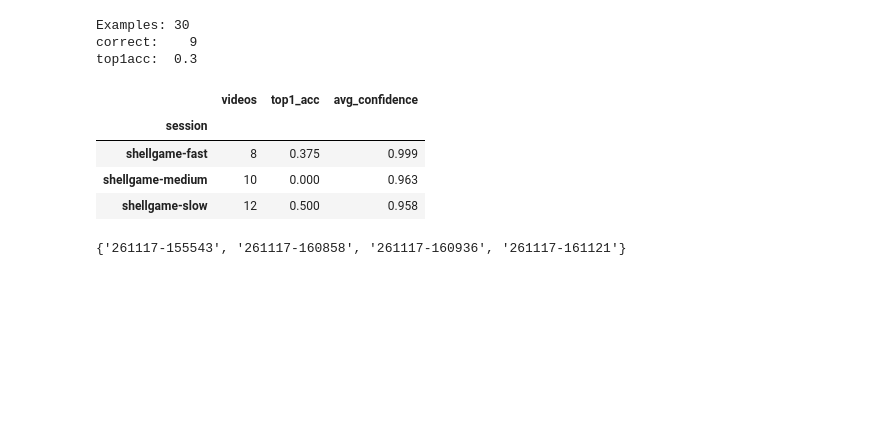
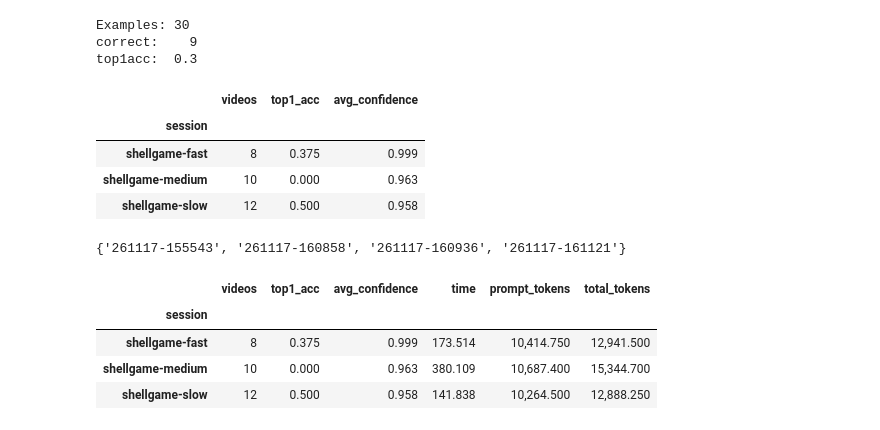
Before and after one commit to hamzasiddiqui10/vgd, a Jupyter notebook: experiment_vlm_eval_shellgame/vlm_eval_shellgame_glm.ipynb, the cells around one changed output. Cells and saved outputs as stored; diff of their text form; code cells hidden in the pictures; blank space fills up the shorter version.

Commit message:
trying out other models on shellgame videos

```diff
--- a/experiment_vlm_eval_shellgame/vlm_eval_shellgame.ipynb
+++ b/experiment_vlm_eval_shellgame/vlm_eval_shellgame_glm.ipynb
@@ -449,7 +449,7 @@ for video_name in pbar:
 ## Main Experiment: shellgame
 # %%
 # 1. Load jsonl file directly into a DataFrame
-df = pd.read_json("data/vlm_eval_results/shellgame_predictions.jsonl", lines=True)
+df = pd.read_json("data/vlm_eval_results/shellgame_predictions_glm.jsonl", lines=True)
 
 print(df.shape)
 print(df.head(10))
@@ -587,3 +587,18 @@ df.groupby(['session']).agg(
 set(vids_list) - set(df.video_id)
 # %% [output]
 {'261117-155543', '261117-160858', '261117-160936', '261117-161121'}
+# %%
+df.groupby(['session']).agg(
+        videos=('video_file', 'count'),
+        top1_acc=('correct_top1_rand', 'mean'),
+        avg_confidence=('confidence', 'mean'),
+        time=('elapsed_seconds', 'mean'),
+        prompt_tokens = ('prompt_tokens', 'mean'),
+        total_tokens=('total_tokens', 'mean')
+    )
+# %% [output]
+|  | videos | top1_acc | avg_confidence | time | prompt_tokens | total_tokens |
+| session |  |  |  |  |  |  |
+| shellgame-fast | 8 | 0.375 | 0.999 | 173.514 | 10,414.750 | 12,941.500 |
+| shellgame-medium | 10 | 0.000 | 0.963 | 380.109 | 10,687.400 | 15,344.700 |
+| shellgame-slow | 12 | 0.500 | 0.958 | 141.838 | 10,264.500 | 12,888.250 |
```
Also changed, not shown: parts of 3 cells of this notebook, 1 other file.
